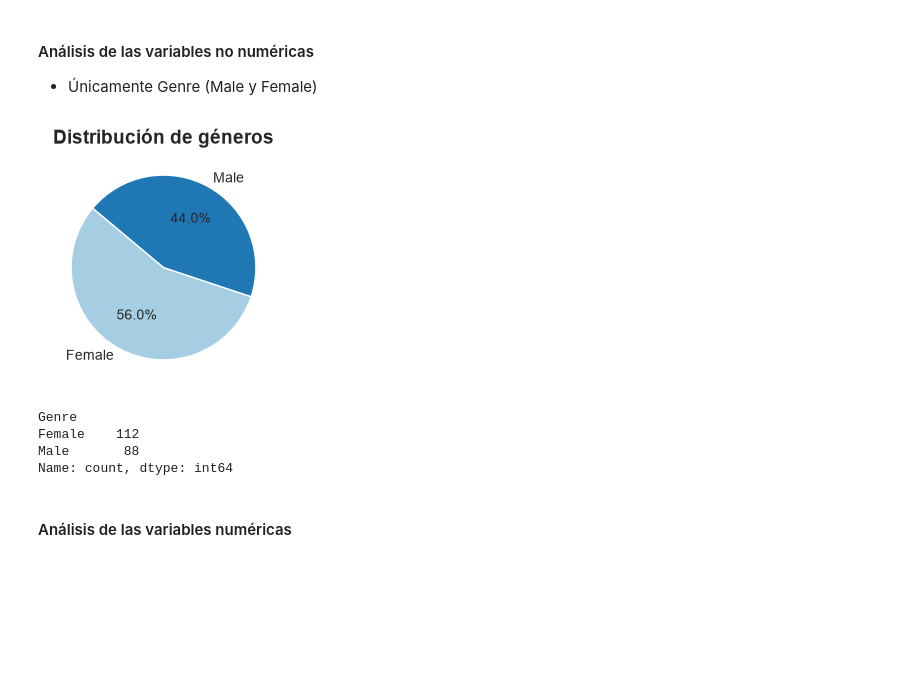
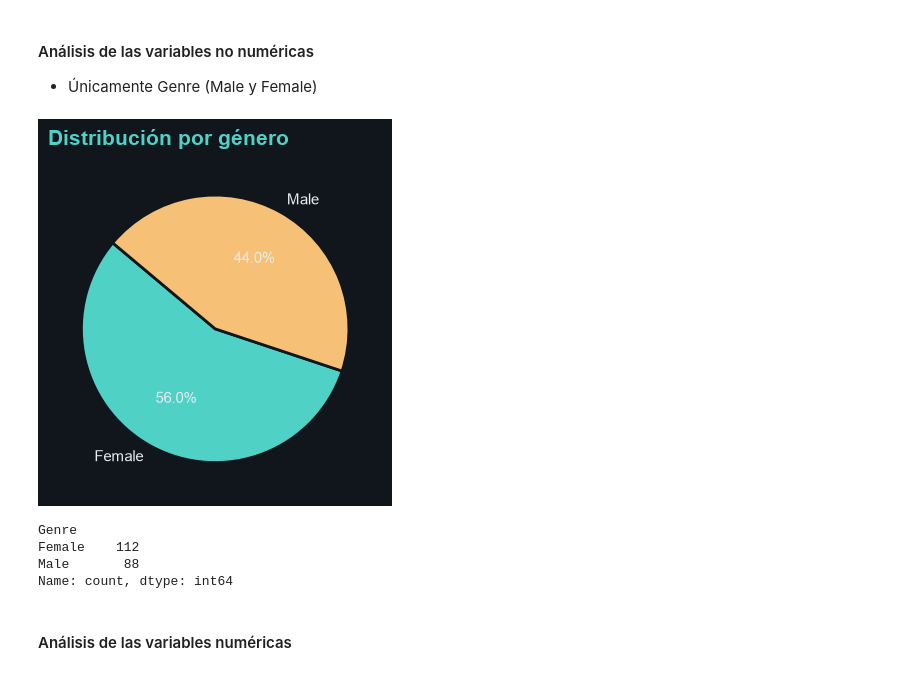
Before and after one commit to QudeCode/MSc-FIAIS-Activity-1, a Jupyter notebook: segmentacion_clientes.ipynb, the cells around one changed output. Saved outputs shown, nothing was run; the diff lists cells and outputs as text; code cells hidden in the pictures; blank space fills up the shorter version.

Commit message:
Estilos + coherencia de textos

```diff
--- a/segmentacion_clientes.ipynb
+++ b/segmentacion_clientes.ipynb
@@ -72,25 +111,26 @@ df['Genre'] = df['Genre'].astype('category')
 #### Análisis de las variables no numéricas
 - Únicamente Genre (Male y Female)
 # %%
-# Análisis de las variables no numéricas
-genre_count = df['Genre'].value_counts().head(5)
+# Análisis de la variable categórica (Genre): Male / Female
+conteo_genero = df["Genre"].value_counts()
 
-plt.figure(figsize=(3, 3))
-
+plt.figure(figsize=(4, 4))
 plt.pie(
-    genre_count,
-    labels=genre_count.index,
-    autopct='%1.1f%%',
+    conteo_genero,
+    labels=conteo_genero.index,
+    autopct="%1.1f%%",
     startangle=140,
-    colors=plt.cm.Paired.colors
+    colors=PALETA[:len(conteo_genero)],
+    textprops={"color": TEXTO},
+    wedgeprops={"edgecolor": FONDO, "linewidth": 2},
 )
-
-plt.title("Distribución de géneros", fontsize=14, fontweight='bold')
+plt.title("Distribución por género")
+plt.tight_layout()
 plt.show()
 
-print(df['Genre'].value_counts())
+print(conteo_genero)
 # %% [output]
-[figure, old version]
+[figure, new version]
 Genre
 Female    112
 Male       88
```
Also changed, not shown: parts of 8 cells of this notebook.
